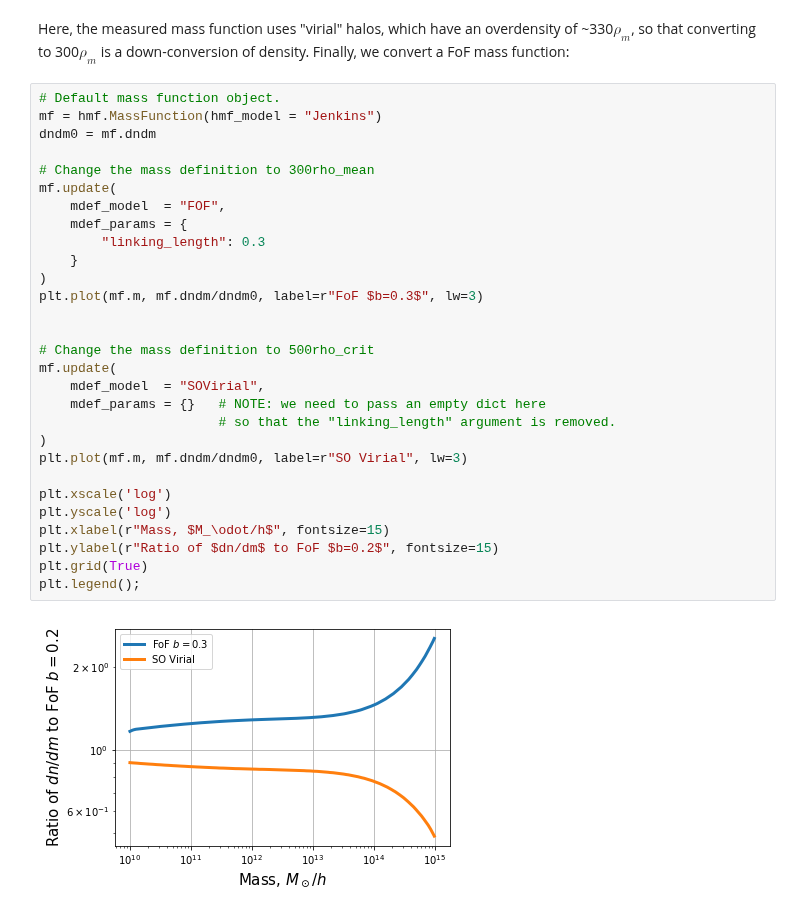
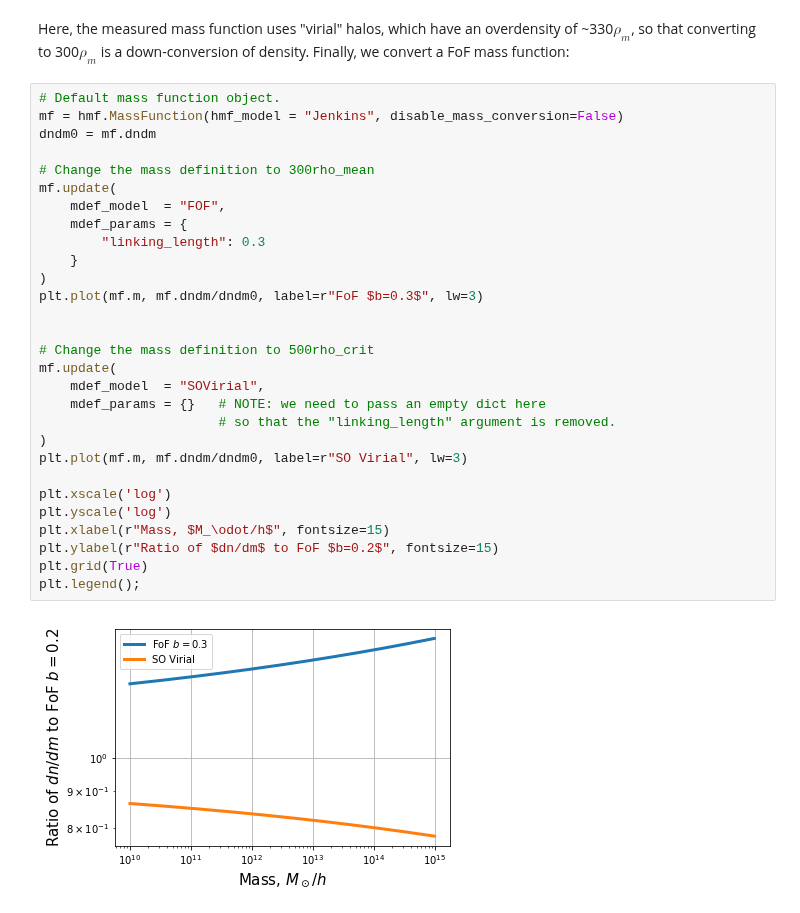
Before and after one commit to halomod/hmf, a Jupyter notebook: docs/examples/change_mass_definition.ipynb, the cells around one changed output. Drawn from its saved outputs; the diff is of its cells as text.

```diff
--- a/docs/examples/change_mass_definition.ipynb
+++ b/docs/examples/change_mass_definition.ipynb
@@ -194,32 +189,32 @@ plt.legend();
 Here, the measured mass function uses "virial" halos, which have an overdensity of ~330$\rho_m$, so that converting to 300$\rho_m$ is a down-conversion of density. Finally, we convert a FoF mass function:
 # %%
 # Default mass function object.
-mf = hmf.MassFunction(hmf_model = "Jenkins")
+mf = hmf.MassFunction(hmf_model = "Jenkins", disable_mass_conversion=False)
 dndm0 = mf.dndm
 
 # Change the mass definition to 300rho_mean
 mf.update(
     mdef_model  = "FOF",
     mdef_params = {
         "linking_length": 0.3
     }
 )
 plt.plot(mf.m, mf.dndm/dndm0, label=r"FoF $b=0.3$", lw=3)
 
 
 # Change the mass definition to 500rho_crit
 mf.update(
     mdef_model  = "SOVirial",
     mdef_params = {}   # NOTE: we need to pass an empty dict here
                        # so that the "linking_length" argument is removed.
 )
 plt.plot(mf.m, mf.dndm/dndm0, label=r"SO Virial", lw=3)
 
 plt.xscale('log')
 plt.yscale('log')
 plt.xlabel(r"Mass, $M_\odot/h$", fontsize=15)
 plt.ylabel(r"Ratio of $dn/dm$ to FoF $b=0.2$", fontsize=15)
 plt.grid(True)
 plt.legend();
 # %% [output]
-[figure, old version]
+[figure, new version]
```
Also changed, not shown: parts of 10 cells of this notebook, 2 other files.
